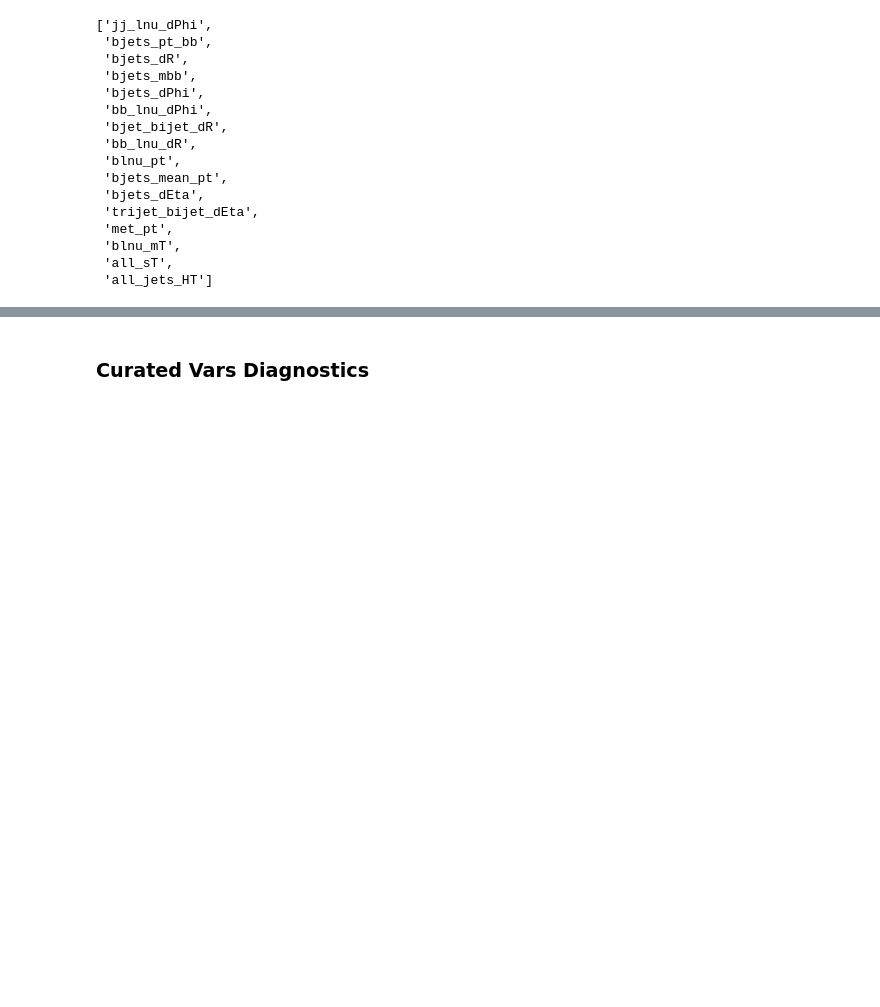
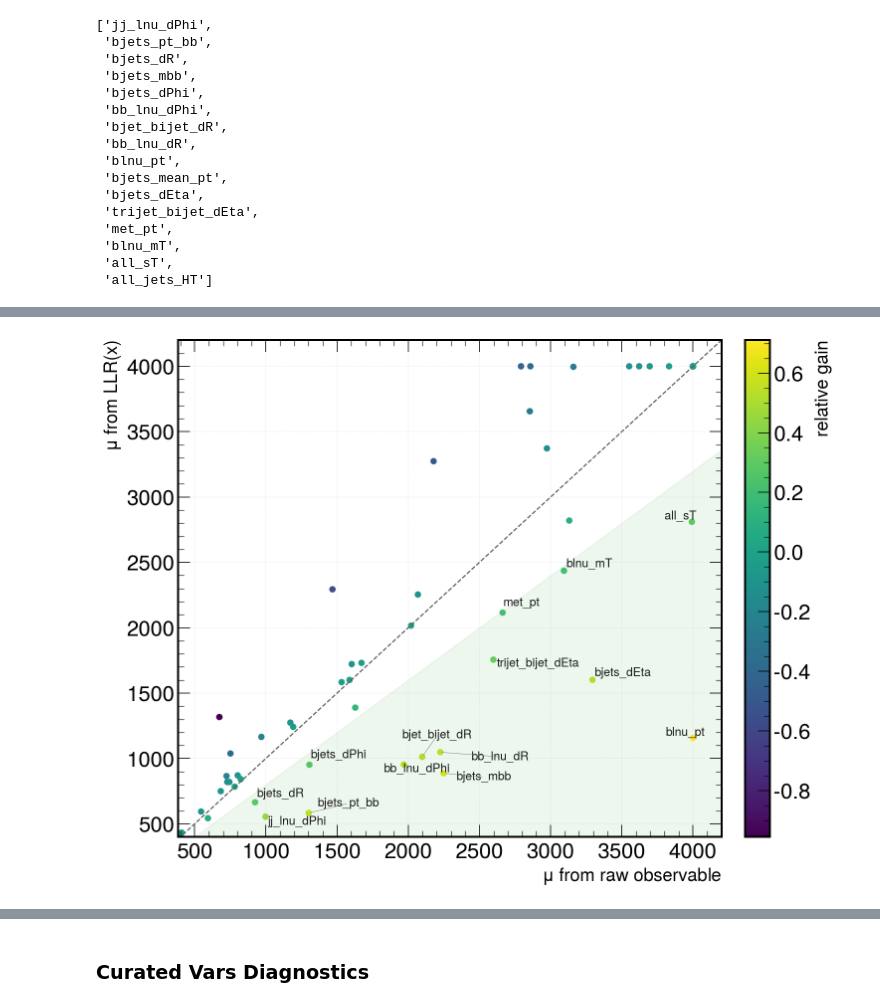
Before and after one commit to antonettprado/hh, a Jupyter notebook: llr_study/curate_vars.ipynb, the cells around one changed output, grey strips where cells are left out. Cells and saved outputs as stored; diff of their text form; code cells hidden in the pictures; blank space fills up the shorter version.

```diff
--- a/llr_study/curate_vars.ipynb
+++ b/llr_study/curate_vars.ipynb
@@ -109,3 +118,91 @@ curated_list
  'blnu_mT',
  'all_sT',
  'all_jets_HT']
+# %%
+workdirs = ['LLR_crtd_odd', 'JetTop_even']
+file_paths = [projectdir / wd / 'fits_new' / 'summary_results.txt' for wd in workdirs]
+df = utils.parse_UL_results_files(file_paths)
+df = df[df['obs_type'] != 'llr_from_multivar']
+print(df['obs_type'].value_counts())
+
+import numpy as np
+import matplotlib.pyplot as plt
+from matplotlib import gridspec
+from adjustText import adjust_text
+
+# --- build merged + rel_gain exactly as you already do ---
+vars_df = df[df['obs_type'] == 'var_1D'][['obs_name','mu']].rename(columns={'obs_name':'name','mu':'mu_raw'})
+llrs_df = df[df['obs_type'] == 'llr_from_1D'][['obs_name','mu']].rename(columns={'obs_name':'name','mu':'mu_llr'})
+llrs_df['name'] = llrs_df['name'].str.replace(r'_llr$', '', regex=True)
+
+merged = vars_df.merge(llrs_df, on='name', how='inner').copy()
+merged['rel_gain'] = (merged['mu_raw'] - merged['mu_llr'])/merged['mu_raw']
+
+# curated rule (used for shading/legend only)
+cut_mu = 3500.0
+cut_gain = 0.2
+cut_gain_cmp = 1 - cut_gain
+mask_keep = (merged['mu_llr'] < cut_mu) & (merged['rel_gain'] >= cut_gain)
+
+# ---------------------- figure with marginals ----------------------
+plt.rcParams.update({'axes.grid': True, 'grid.alpha': 0.3})
+fig = plt.figure(figsize=(14, 12))
+gs = gridspec.GridSpec(
+    2, 2, width_ratios=[4, 1.1], height_ratios=[1.1, 4],
+    wspace=0.05, hspace=0.05
+)
+
+ax_scatter = fig.add_subplot(gs[1,0])
+
+x = merged['mu_raw'].values
+y = merged['mu_llr'].values
+c = merged['rel_gain'].values  # color by relative gain
+
+# main scatter, colored by rel_gain
+sc = ax_scatter.scatter(x, y, c=c, s=42, cmap='viridis', edgecolor='none')
+
+# 1: diagonal (LLR=raw) and gain line (LLR = 0.9 * raw)
+xmin, xmax = x.min()*0.95, x.max()*1.05
+xx = np.linspace(xmin, xmax, 200)
+ax_scatter.plot(xx, xx, linestyle='--', linewidth=1.2, color='0.35', label=r'$y=x$')
+
+# shade the “kept” region: y <= min(0.9x, 3500)
+yy_keep = np.minimum(cut_gain_cmp*xx, cut_mu)
+ax_scatter.fill_between(xx, 0, yy_keep, color='tab:green', alpha=0.08, zorder=0)
+
+# 3: annotate the top N improvers
+N_anno = 14
+top = merged.sort_values('rel_gain', ascending=False).head(N_anno)
+texts = []
+for _, r in top.iterrows():
+    texts.append(
+        ax_scatter.text(
+            r['mu_raw'], r['mu_llr'], r['name'],
+            fontsize=12, color='black', alpha=0.9
+        )
+    )
+
+for t in texts:
+    if t.get_text() in ["all_sT", "blnu_pt"]:
+        t.set_x(t.get_position()[0] - 200)  # move left
+
+adjust_text(
+    texts, ax=ax_scatter,
+    arrowprops=dict(arrowstyle='-', color='0.5', lw=0.5),
+    expand_points=(1.2,1.2),   # repel from points
+    expand_axes=(1.2,1.2)      # repel from axes
+)
+
+# labels, limits, legend, colorbar
+ax_scatter.set_xlabel(r'$\mu$ from raw observable', fontsize=label_fontsize)
+ax_scatter.set_ylabel(r'$\mu$ from $\mathrm{LLR}(x)$', fontsize=label_fontsize)
+ax_scatter.set_xlim(xmin, xmax)
+ymin, ymax = y.min()*0.95, y.max()*1.05
+ax_scatter.set_ylim(ymin, ymax)
+
+cb = fig.colorbar(sc, ax=ax_scatter, fraction=0.046, pad=0.04)
+cb.set_label(r'relative gain', fontsize=label_fontsize)
+
+plt.savefig('raw_vs_llr_scatter.pdf', dpi=300, bbox_inches='tight')
+plt.show()
+# %% [output]
@@ -111,0 +220 @@ curated_list
+[figure, added]
```
Also changed, not shown: parts of 4 cells of this notebook, 40 other files.
